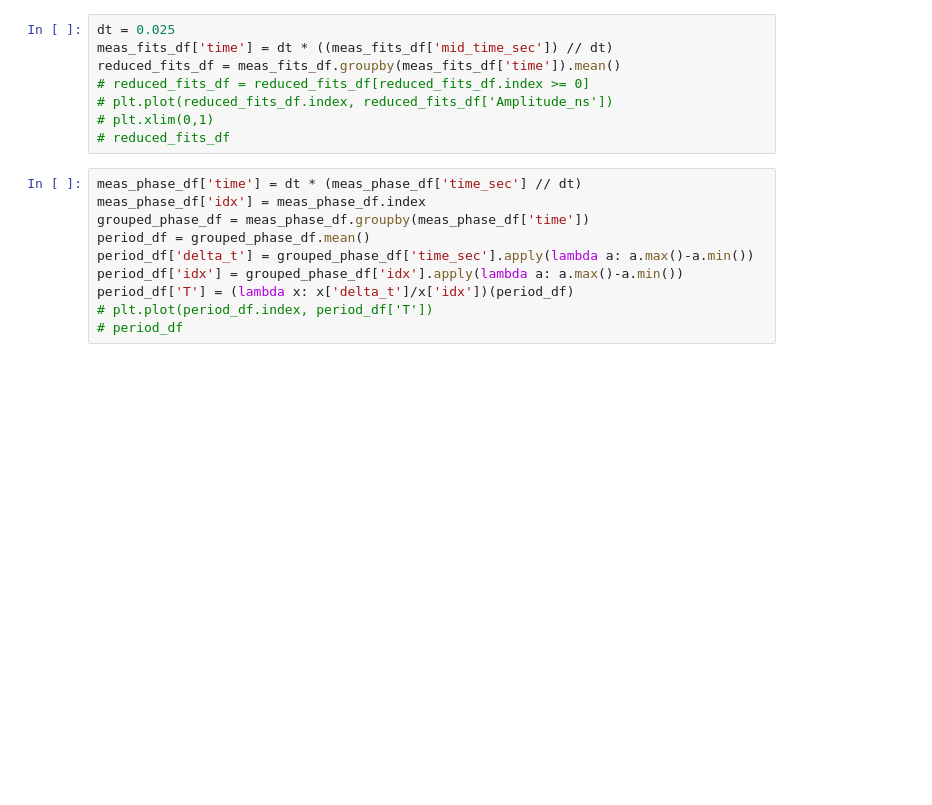
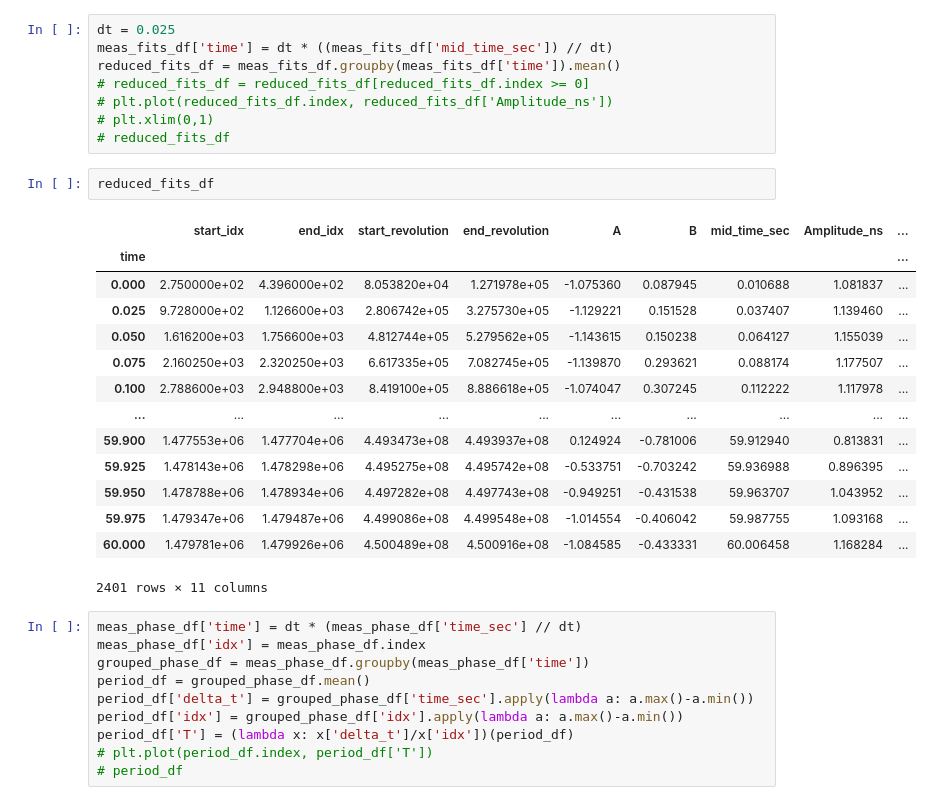
Before and after one commit to IharLobach/ursse, a Jupyter notebook: analyzing_collected_data/shifts/shift_02_28_2020/experiment_vs_simulation_random_walk.ipynb, the cells around one changed output. Saved outputs shown, nothing was run; the diff lists cells and outputs as text; blank space fills up the shorter version.

```diff
--- a/analyzing_collected_data/shifts/shift_02_28_2020/experiment_vs_simulation_random_walk.ipynb
+++ b/analyzing_collected_data/shifts/shift_02_28_2020/experiment_vs_simulation_random_walk.ipynb
@@ -392,6 +392,23 @@ reduced_fits_df = meas_fits_df.groupby(meas_fits_df['time']).mean()
 # plt.plot(reduced_fits_df.index, reduced_fits_df['Amplitude_ns'])
 # plt.xlim(0,1)
 # reduced_fits_df
+# %%
+reduced_fits_df
+# %% [output]
+|  | start_idx | end_idx | start_revolution | end_revolution | A | B | mid_time_sec | Amplitude_ns | ... |
+| time |  |  |  |  |  |  |  |  | ... |
+| 0.000 | 2.750000e+02 | 4.396000e+02 | 8.053820e+04 | 1.271978e+05 | -1.075360 | 0.087945 | 0.010688 | 1.081837 | ... |
+| 0.025 | 9.728000e+02 | 1.126600e+03 | 2.806742e+05 | 3.275730e+05 | -1.129221 | 0.151528 | 0.037407 | 1.139460 | ... |
+| 0.050 | 1.616200e+03 | 1.756600e+03 | 4.812744e+05 | 5.279562e+05 | -1.143615 | 0.150238 | 0.064127 | 1.155039 | ... |
+| 0.075 | 2.160250e+03 | 2.320250e+03 | 6.617335e+05 | 7.082745e+05 | -1.139870 | 0.293621 | 0.088174 | 1.177507 | ... |
+| 0.100 | 2.788600e+03 | 2.948800e+03 | 8.419100e+05 | 8.886618e+05 | -1.074047 | 0.307245 | 0.112222 | 1.117978 | ... |
+| ... | ... | ... | ... | ... | ... | ... | ... | ... | ... |
+| 59.900 | 1.477553e+06 | 1.477704e+06 | 4.493473e+08 | 4.493937e+08 | 0.124924 | -0.781006 | 59.912940 | 0.813831 | ... |
+| 59.925 | 1.478143e+06 | 1.478298e+06 | 4.495275e+08 | 4.495742e+08 | -0.533751 | -0.703242 | 59.936988 | 0.896395 | ... |
+| 59.950 | 1.478788e+06 | 1.478934e+06 | 4.497282e+08 | 4.497743e+08 | -0.949251 | -0.431538 | 59.963707 | 1.043952 | ... |
+| 59.975 | 1.479347e+06 | 1.479487e+06 | 4.499086e+08 | 4.499548e+08 | -1.014554 | -0.406042 | 59.987755 | 1.093168 | ... |
+| 60.000 | 1.479781e+06 | 1.479926e+06 | 4.500489e+08 | 4.500916e+08 | -1.084585 | -0.433331 | 60.006458 | 1.168284 | ... |
+2401 rows × 11 columns
 # %%
 meas_phase_df['time'] = dt * (meas_phase_df['time_sec'] // dt)
 meas_phase_df['idx'] = meas_phase_df.index
```
Also changed, not shown: parts of 6 cells of this notebook, 2 other files.
